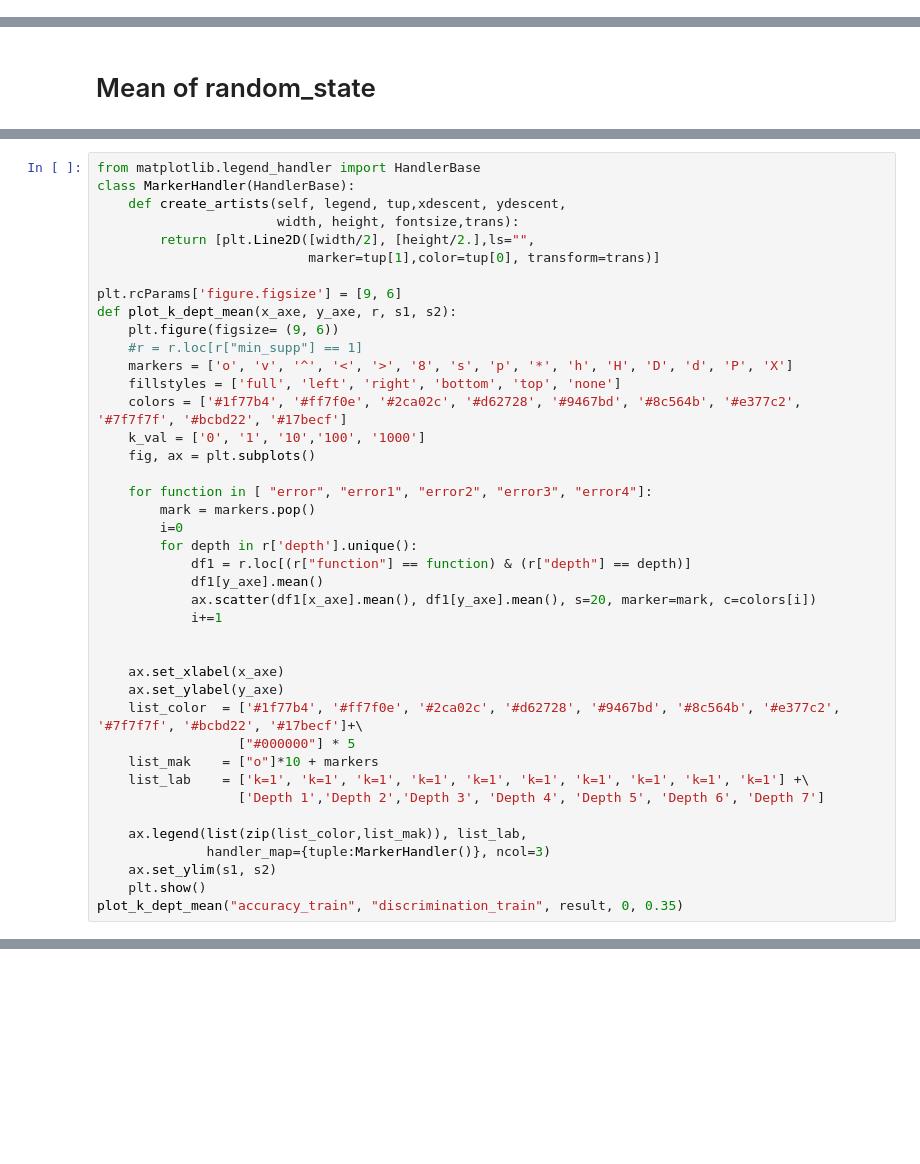
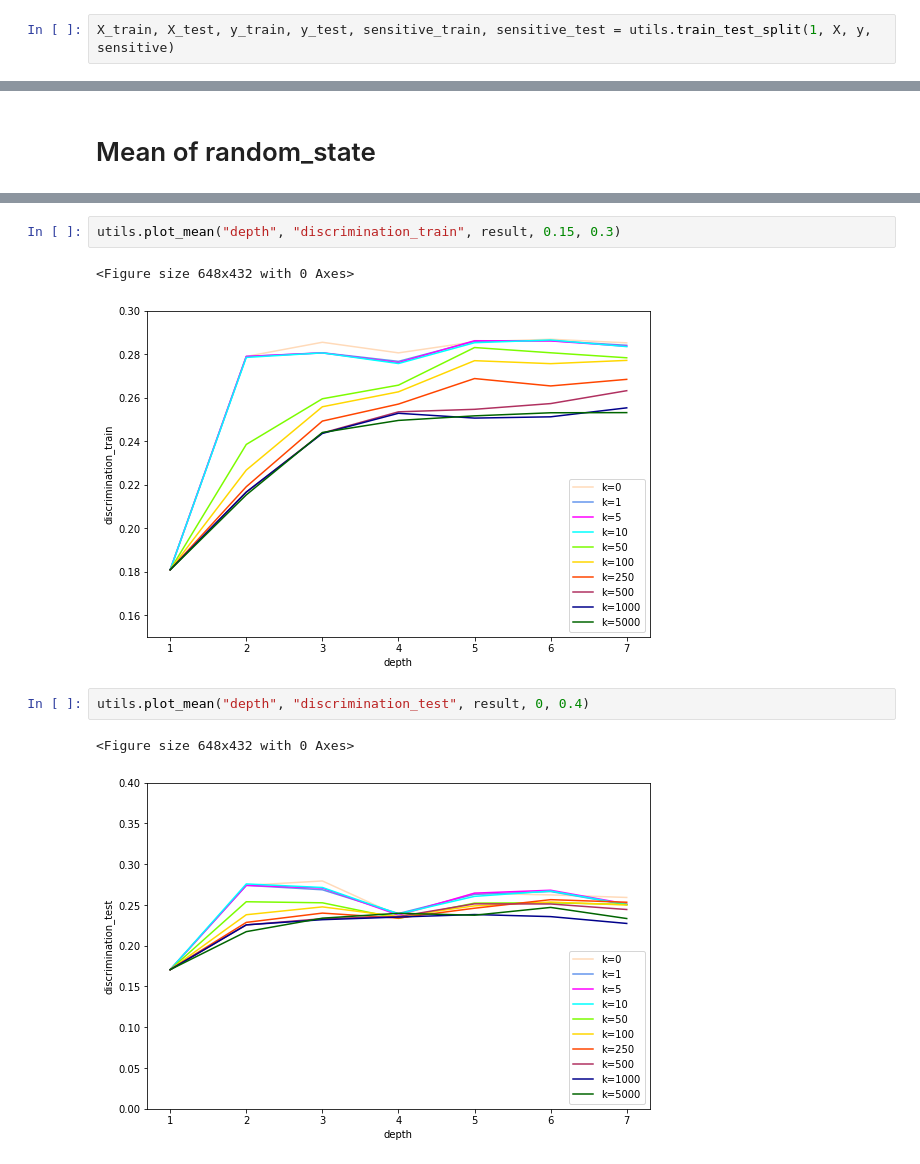
Before and after one commit to Hadyark/Masters-thesis_How-to-find-Decision-Trees-that-are-Optimal, a Jupyter notebook: MyCode/lawsuit_k_supp5.ipynb, the cells around one changed output, grey strips where cells are left out. Cells and saved outputs as stored; diff of their text form; blank space fills up the shorter version.

Commit message:
group methods in "utils"

```diff
--- a/MyCode/lawsuit_k_supp5.ipynb
+++ b/MyCode/lawsuit_k_supp5.ipynb
@@ -192 +86,3 @@ def tree_upgrade(tree):
+# %%
+X_train, X_test, y_train, y_test, sensitive_train, sensitive_test = utils.train_test_split(1, X, y, sensitive)
 # %%
@@ -487,41 +148,0 @@ ssss("accuracy_train", result, (0, 1), (0, 1),)
-# %%
-from matplotlib.legend_handler import HandlerBase
-class MarkerHandler(HandlerBase):
-    def create_artists(self, legend, tup,xdescent, ydescent,
-                       width, height, fontsize,trans):
-        return [plt.Line2D([width/2], [height/2.],ls="",
-                           marker=tup[1],color=tup[0], transform=trans)]
-
-plt.rcParams['figure.figsize'] = [9, 6]
-def plot_k_dept_mean(x_axe, y_axe, r, s1, s2):
-    plt.figure(figsize= (9, 6))
-    #r = r.loc[r["min_supp"] == 1]
-    markers = ['o', 'v', '^', '<', '>', '8', 's', 'p', '*', 'h', 'H', 'D', 'd', 'P', 'X']
-    fillstyles = ['full', 'left', 'right', 'bottom', 'top', 'none']
-    colors = ['#1f77b4', '#ff7f0e', '#2ca02c', '#d62728', '#9467bd', '#8c564b', '#e377c2', '#7f7f7f', '#bcbd22', '#17becf']
-    k_val = ['0', '1', '10','100', '1000']
-    fig, ax = plt.subplots()
-
-    for function in [ "error", "error1", "error2", "error3", "error4"]:
-        mark = markers.pop()
-        i=0
-        for depth in r['depth'].unique():
-            df1 = r.loc[(r["function"] == function) & (r["depth"] == depth)]
-            df1[y_axe].mean()
-            ax.scatter(df1[x_axe].mean(), df1[y_axe].mean(), s=20, marker=mark, c=colors[i])
-            i+=1
-
-
-    ax.set_xlabel(x_axe)
-    ax.set_ylabel(y_axe)
-    list_color  = ['#1f77b4', '#ff7f0e', '#2ca02c', '#d62728', '#9467bd', '#8c564b', '#e377c2', '#7f7f7f', '#bcbd22', '#17becf']+\
-                  ["#000000"] * 5
-    list_mak    = ["o"]*10 + markers
-    list_lab    = ['k=1', 'k=1', 'k=1', 'k=1', 'k=1', 'k=1', 'k=1', 'k=1', 'k=1', 'k=1'] +\
-                  ['Depth 1','Depth 2','Depth 3', 'Depth 4', 'Depth 5', 'Depth 6', 'Depth 7']
-
-    ax.legend(list(zip(list_color,list_mak)), list_lab,
-              handler_map={tuple:MarkerHandler()}, ncol=3)
-    ax.set_ylim(s1, s2)
-    plt.show()
-plot_k_dept_mean("accuracy_train", "discrimination_train", result, 0, 0.35)
@@ -530,0 +149,10 @@ plot_k_dept_mean("accuracy_train", "discrimination_train", result, 0, 0.35)
+# %%
+utils.plot_mean("depth", "discrimination_train", result, 0.15, 0.3)
+# %% [output]
+<Figure size 648x432 with 0 Axes>
+[figure, added]
+# %%
+utils.plot_mean("depth", "discrimination_test", result, 0, 0.4)
+# %% [output]
+<Figure size 648x432 with 0 Axes>
+[figure, added]
```
Also changed, not shown: parts of 39 cells of this notebook, 11 other files.
